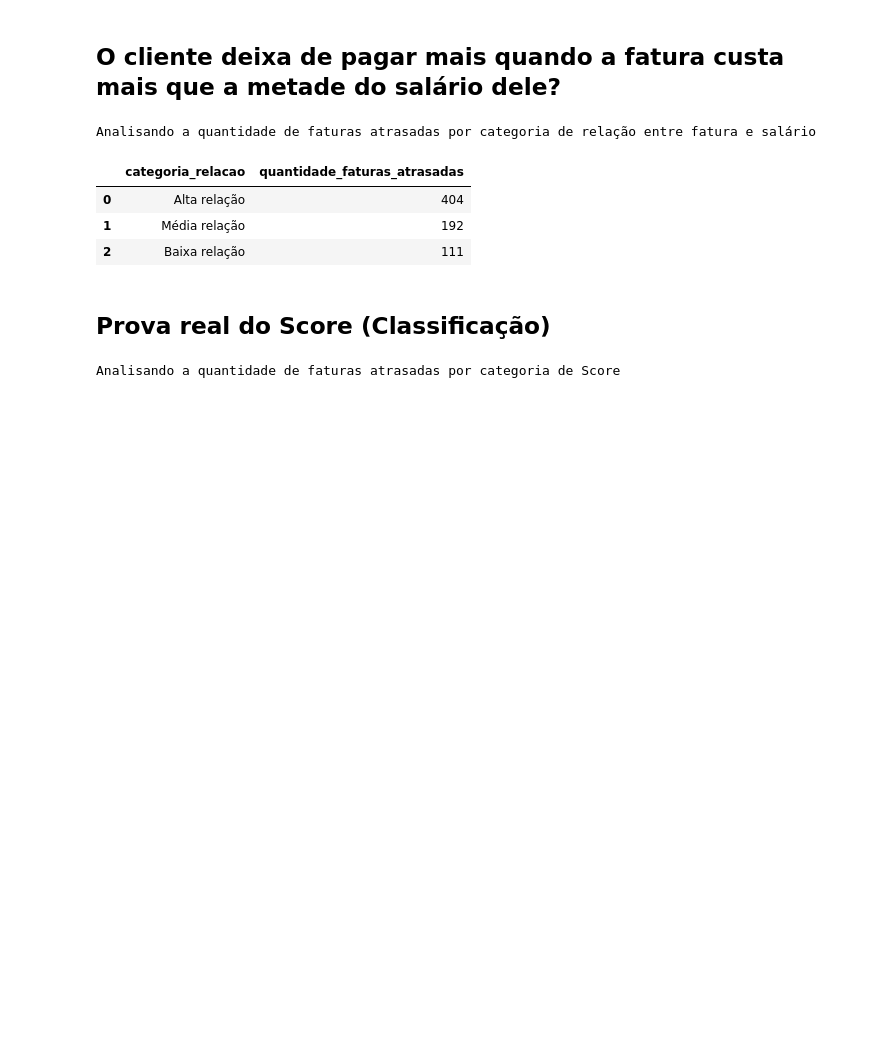
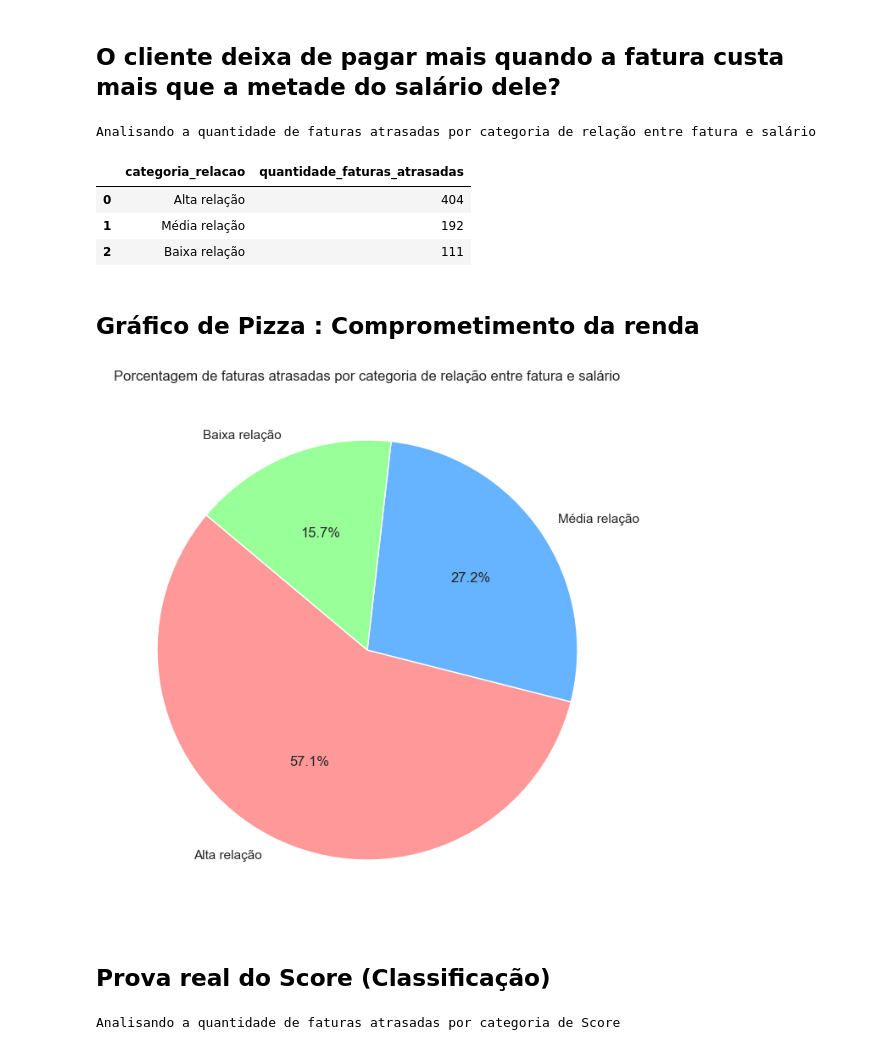
Before and after one commit to laisedosdados/Credit-Risk-Predictor, a Jupyter notebook: notebooks/01_exploracao_dados.ipynb, the cells around one changed output. Saved outputs shown, nothing was run; the diff lists cells and outputs as text; code cells hidden in the pictures; blank space fills up the shorter version.

Commit message:
Adicionando um gráfico que demonstra a porcentagem de faturas atrasadas por categoria de relação entre fatura e salário

```diff
--- a/notebooks/01_exploracao_dados.ipynb
+++ b/notebooks/01_exploracao_dados.ipynb
@@ -182,6 +182,22 @@ Analisando a quantidade de faturas atrasadas por categoria de relação entre fa
 | 0 | Alta relação | 404 |
 | 1 | Média relação | 192 |
 | 2 | Baixa relação | 111 |
+# %% [markdown]
+## Gráfico de Pizza : Comprometimento da renda
+# %%
+plt.figure(figsize=(8, 80))
+# Preenchendo o gráfico com os dados do d_relacao
+plt.pie(
+    df_relacao['quantidade_faturas_atrasadas'],
+    labels=df_relacao['categoria_relacao'],
+    autopct='%1.1f%%',
+    startangle=140,
+    colors=['#ff9999','#66b3ff','#99ff99']
+)
+plt.title('Porcentagem de faturas atrasadas por categoria de relação entre fatura e salário')
+plt.show()
+# %% [output]
+[figure, added]
 # %% [markdown]
 ## Prova real do Score (Classificação)
 # %%
```
